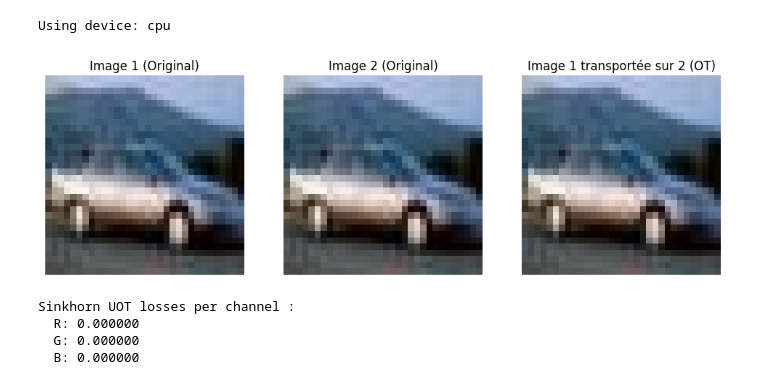
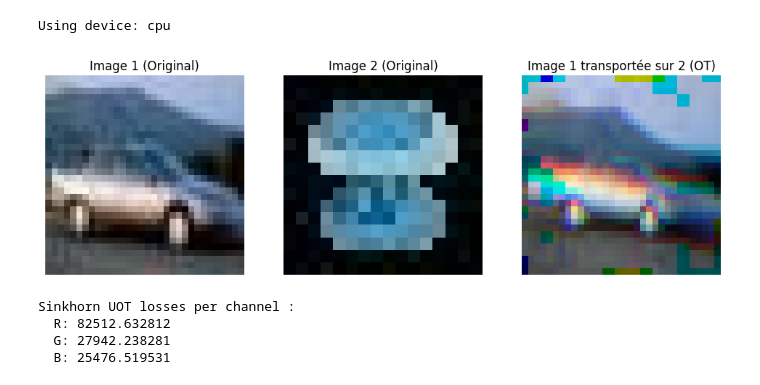
Before and after one commit to janisaiad/geodata, a Jupyter notebook: notebooks/transport_2D_par_couleur.ipynb, the cells around one changed output. Cells and saved outputs as stored; diff of their text form; code cells hidden in the pictures.

```diff
--- a/notebooks/transport_2D_par_couleur.ipynb
+++ b/notebooks/transport_2D_par_couleur.ipynb
@@ -36,7 +36,7 @@ def _downsample_to_resolution(img: torch.Tensor, target_res):
     return img_ds.squeeze(0)  # (3, H_new, W_new)
 
 
-def _channel_to_measure(img_c: torch.Tensor, device=None):
+def _channel_to_measure(img_c: torch.Tensor, device=None, normalize=False):
     """
     img_c : (H, W), intensités >= 0 (ex: 0–255 ou 0–1)
     Retourne :
@@ -323,7 +323,7 @@ print(f"Using device: {DEVICE}")
 # --- 1. Charger les images ---
 try:
     img1_pil = Image.open("../data/cifar10/automobile/0000.jpg").convert("RGB")
-    img2_pil = Image.open("../data/cifar10/automobile/0000.jpg").convert("RGB")
+    img2_pil = Image.open("../data/pixelart/images/image_241.JPEG").convert("RGB")
 except FileNotFoundError:
     print("Erreur: Fichier image non trouvé. Assurez-vous que le chemin est correct.")
     # Créer des images dummy pour que le script tourne
@@ -367,35 +367,35 @@ if img1_np.max() > 1.0:
 if img2_np.max() > 1.0:
     img2_np = img2_np / 255.0
 
 
 # --- 3. Afficher ---
 plt.figure(figsize=(12, 4))
 
 plt.subplot(1, 3, 1)
 plt.title("Image 1 (Original)")
 plt.imshow(img1_np)
 plt.axis("off")
 
 plt.subplot(1, 3, 2)
 plt.title("Image 2 (Original)")
 plt.imshow(img2_np)
 plt.axis("off")
 
 plt.subplot(1, 3, 3)
 plt.title("Image 1 transportée sur 2 (OT)")
 plt.imshow(img_rec_np)
 plt.axis("off")
 
 plt.show()
 
 # --- Affichage des valeurs de coût par canal ---
 print("\nSinkhorn UOT losses per channel :")
 for c, v in out["losses"].items():
     print(f"  {c}: {v:.6f}")
 # %% [output]
 Using device: cpu
-[figure, old version]
+[figure, new version]
 Sinkhorn UOT losses per channel :
-  R: 0.000000
-  G: 0.000000
-  B: 0.000000
+  R: 82512.632812
+  G: 27942.238281
+  B: 25476.519531
```
